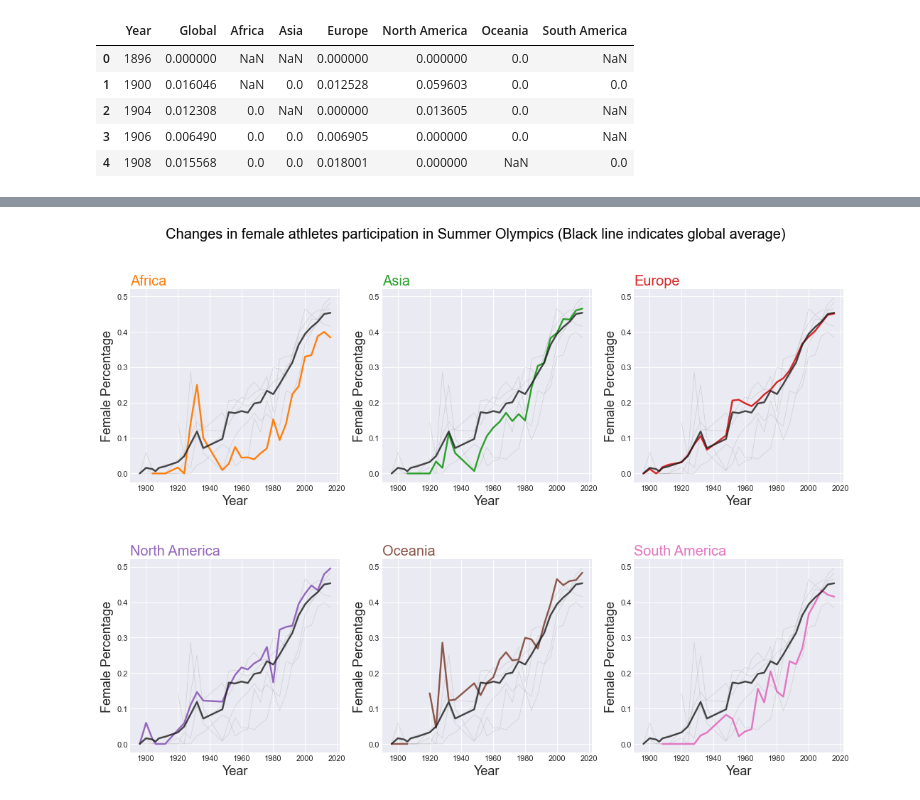
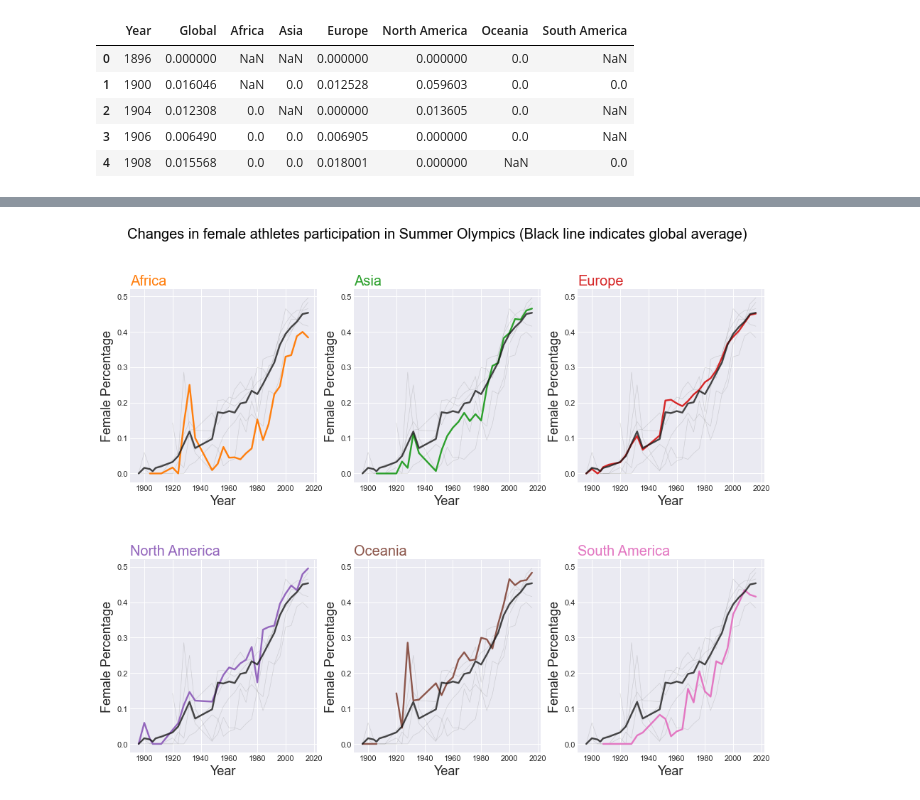
Before and after one commit to hongtaoh/olymvis-data, a Jupyter notebook: notebooks/femaleParticipattion.ipynb, the cells around one changed output, grey strips where cells are left out. Cells and saved outputs as stored; diff of their text form; code cells hidden in the pictures.

```diff
--- a/notebooks/femaleParticipattion.ipynb
+++ b/notebooks/femaleParticipattion.ipynb
@@ -388,7 +389,7 @@ plt.savefig('../output/vis/g-2-5')
 # %%
 df4 = continent_percentage_untidy
 
-plt.figure(figsize=(18,12))
+plt.figure(figsize=(16,12))
 
 # Initialize the figure
 plt.style.use('seaborn-darkgrid')
@@ -396,31 +397,31 @@ plt.style.use('seaborn-darkgrid')
 # create a color palette
 palette = plt.get_cmap('tab10')
 
 # multiple line plot
 num=0
 for column in df4.drop(['Year', 'Global'], axis=1):
     num+=1
 
     # Find the right spot on the plot
     plt.subplot(2,3, num)
 
     # plot every groups, but discreet
     for v in df4.drop(['Year', 'Global'], axis=1):
         plt.plot(df4['Year'], df4[v], marker='', color='grey', linewidth=0.6, alpha=0.3)
         plt.subplots_adjust(wspace=None, hspace=0.4)
 
     # Plot the lineplot
     plt.plot(df4['Year'], df4[column], marker='', color=palette(num), linewidth=2.4, alpha=1, label=column)
     plt.plot(df4['Year'], df4['Global'], marker='', color='k', linewidth=2.4,alpha=0.8)
 
     # Add title
     plt.title(column, loc='left', fontsize=20, fontweight=20, color=palette(num) )
     plt.xlabel('Year', fontsize=18)
     plt.ylabel('Female Percentage', fontsize=18,rotation=90)
 
 # general title
 plt.suptitle("Changes in female athletes participation in Summer Olympics (Black line indicates global average)", fontsize=20, fontweight=3, color='black', style='normal')
 
 plt.savefig('../output/vis/g-2-6.png')
 # %% [output]
-[figure, old version]
+[figure, new version]
```
Also changed, not shown: parts of 2 cells of this notebook, 2 other files.
